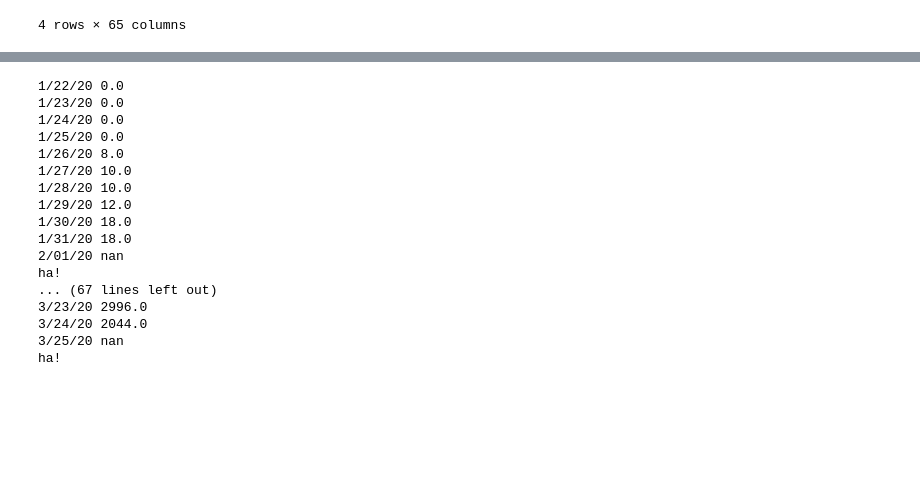
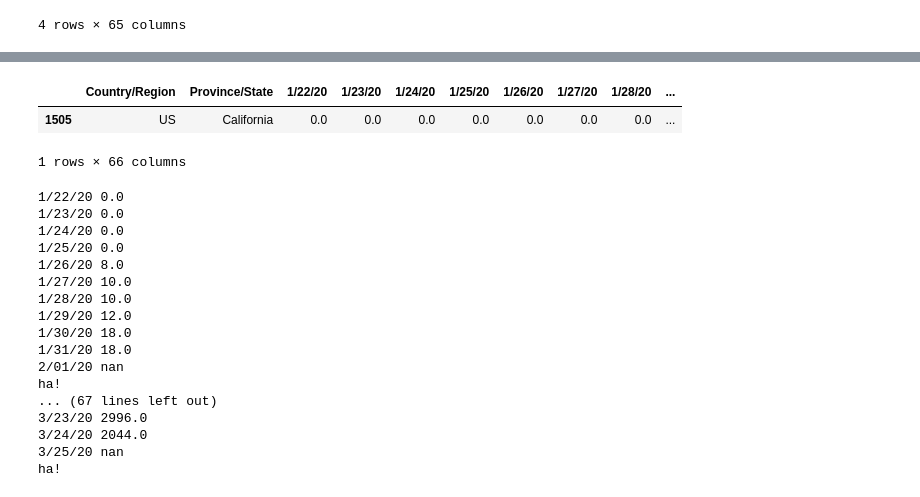
Before and after one commit to rmr1012/seeCOVID19, a Jupyter notebook: JHU Processor.ipynb, the cells around one changed output, grey strips where cells are left out. Cells and saved outputs as stored; diff of their text form; code cells hidden in the pictures; blank space fills up the shorter version.

```diff
--- a/JHU Processor.ipynb
+++ b/JHU Processor.ipynb
@@ -328,3 +328,9 @@ fixMergedDF
+# %%
+fixMergedDF.loc[fixMergedDF["Province/State"].isin(["California"]) & fixMergedDF["Country/Region"].isin(["US"])]
+# %% [output]
+|  | Country/Region | Province/State | 1/22/20 | 1/23/20 | 1/24/20 | 1/25/20 | 1/26/20 | 1/27/20 | 1/28/20 | ... |
+| 1505 | US | California | 0.0 | 0.0 | 0.0 | 0.0 | 0.0 | 0.0 | 0.0 | ... |
+1 rows × 66 columns
 # %%
 import pickle
 
```
Also changed, not shown: parts of 10 cells of this notebook, 1 other file.
